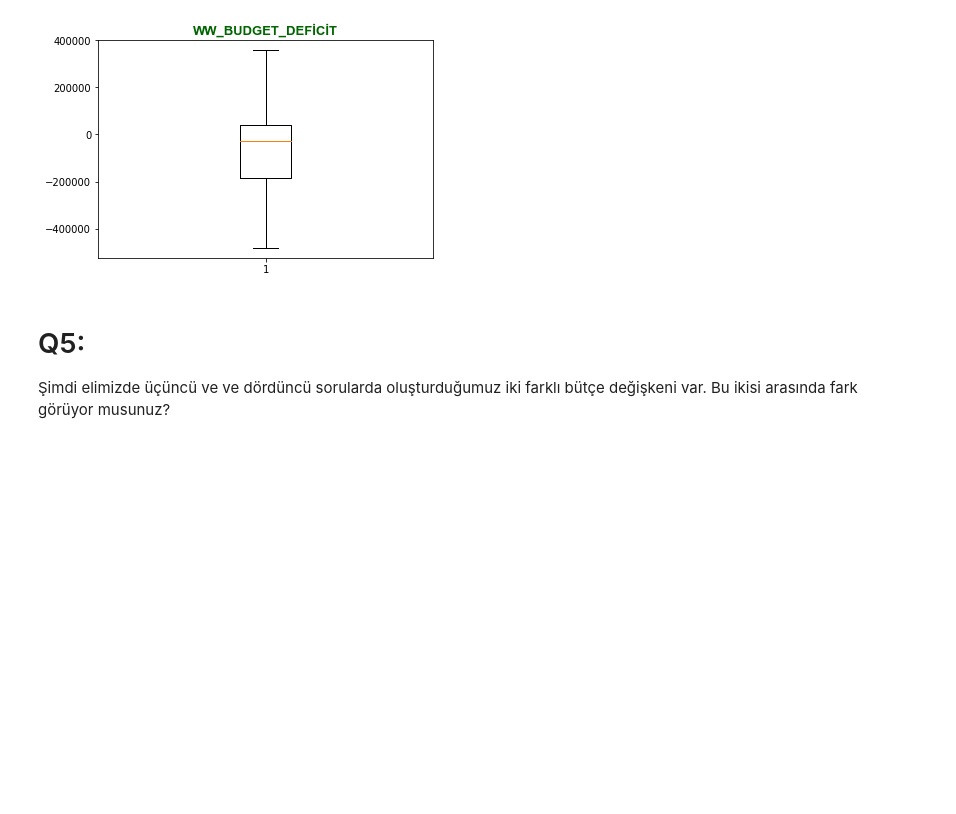
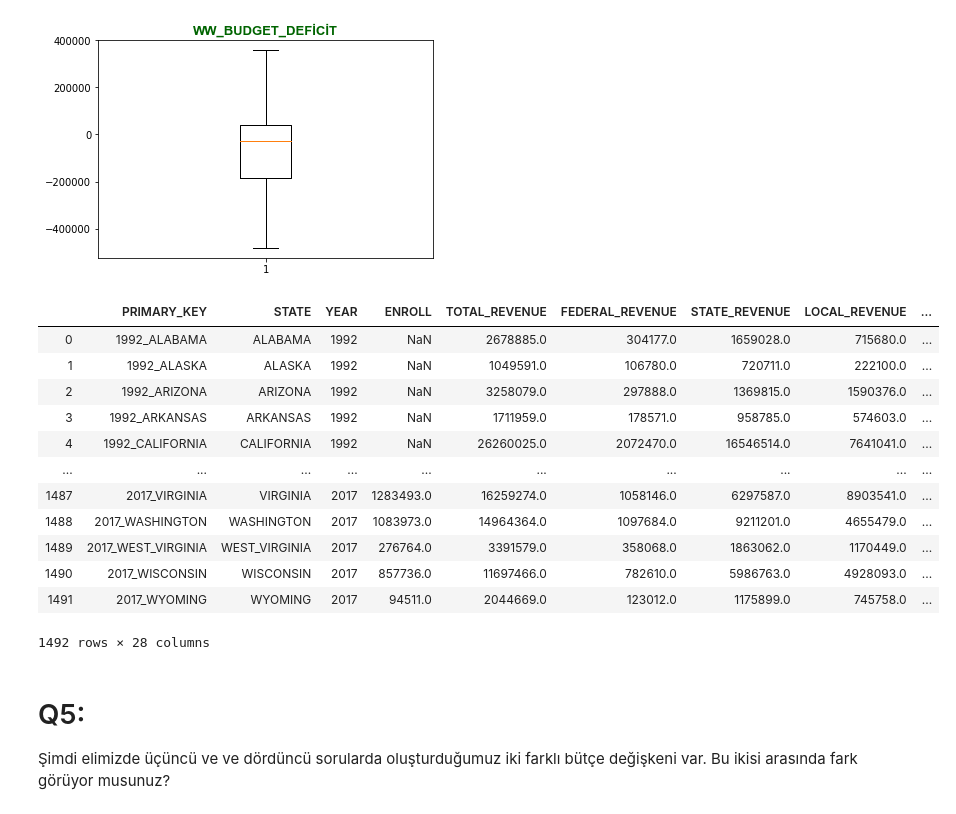
Before and after one commit to mehmetfatihdata/BOOTCAMP_1, a Jupyter notebook: WORK_18_OUTLIERS.ipynb, the cells around one changed output. Cells and saved outputs as stored; diff of their text form; code cells hidden in the pictures; blank space fills up the shorter version.

```diff
--- a/WORK_18_OUTLIERS.ipynb
+++ b/WORK_18_OUTLIERS.ipynb
@@ -156,6 +156,23 @@ plt.title("WW_BUDGET_DEFİCİT", fontdict=baslik_font)
 plt.show()
 # %% [output]
 [figure]
+# %%
+education["WW_BUDGET_DEFİCİT"]=WW_BUDGET_DEFİCİT
+education
+# %% [output]
+|  | PRIMARY_KEY | STATE | YEAR | ENROLL | TOTAL_REVENUE | FEDERAL_REVENUE | STATE_REVENUE | LOCAL_REVENUE | ... |
+| 0 | 1992_ALABAMA | ALABAMA | 1992 | NaN | 2678885.0 | 304177.0 | 1659028.0 | 715680.0 | ... |
+| 1 | 1992_ALASKA | ALASKA | 1992 | NaN | 1049591.0 | 106780.0 | 720711.0 | 222100.0 | ... |
+| 2 | 1992_ARIZONA | ARIZONA | 1992 | NaN | 3258079.0 | 297888.0 | 1369815.0 | 1590376.0 | ... |
+| 3 | 1992_ARKANSAS | ARKANSAS | 1992 | NaN | 1711959.0 | 178571.0 | 958785.0 | 574603.0 | ... |
+| 4 | 1992_CALIFORNIA | CALIFORNIA | 1992 | NaN | 26260025.0 | 2072470.0 | 16546514.0 | 7641041.0 | ... |
+| ... | ... | ... | ... | ... | ... | ... | ... | ... | ... |
+| 1487 | 2017_VIRGINIA | VIRGINIA | 2017 | 1283493.0 | 16259274.0 | 1058146.0 | 6297587.0 | 8903541.0 | ... |
+| 1488 | 2017_WASHINGTON | WASHINGTON | 2017 | 1083973.0 | 14964364.0 | 1097684.0 | 9211201.0 | 4655479.0 | ... |
+| 1489 | 2017_WEST_VIRGINIA | WEST_VIRGINIA | 2017 | 276764.0 | 3391579.0 | 358068.0 | 1863062.0 | 1170449.0 | ... |
+| 1490 | 2017_WISCONSIN | WISCONSIN | 2017 | 857736.0 | 11697466.0 | 782610.0 | 5986763.0 | 4928093.0 | ... |
+| 1491 | 2017_WYOMING | WYOMING | 2017 | 94511.0 | 2044669.0 | 123012.0 | 1175899.0 | 745758.0 | ... |
+1492 rows × 28 columns
 # %% [markdown]
 # Q5:
 Şimdi elimizde üçüncü ve ve dördüncü sorularda oluşturduğumuz iki farklı bütçe değişkeni var. Bu ikisi arasında fark görüyor musunuz?
```
Also changed, not shown: parts of 7 cells of this notebook.
